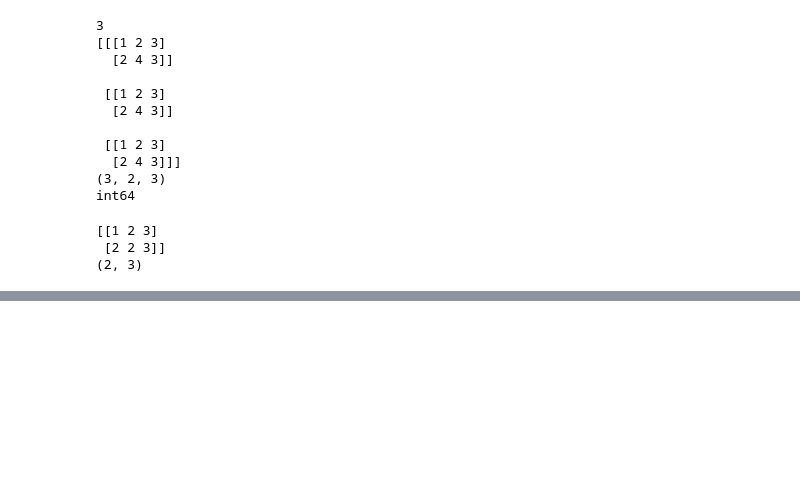
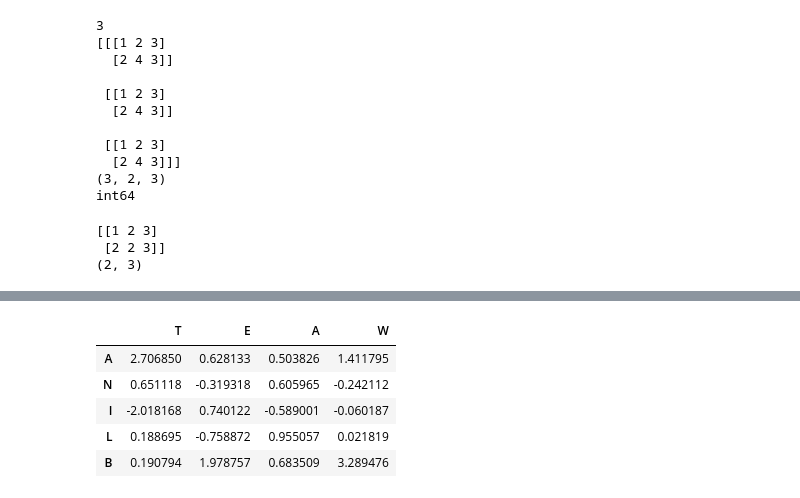
Before and after one commit to AnilBagaji/MachineLearning, a Jupyter notebook: Day5.ipynb, the cells around one changed output, grey strips where cells are left out. Cells and saved outputs as stored; diff of their text form; code cells hidden in the pictures; blank space fills up the shorter version.

```diff
--- a/Day5.ipynb
+++ b/Day5.ipynb
@@ -65,0 +136,9 @@ print(arr.shape)
+# %%
+df.drop('S',axis=1)
+# %% [output]
+|  | T | E | A | W |
+| A | 2.706850 | 0.628133 | 0.503826 | 1.411795 |
+| N | 0.651118 | -0.319318 | 0.605965 | -0.242112 |
+| I | -2.018168 | 0.740122 | -0.589001 | -0.060187 |
+| L | 0.188695 | -0.758872 | 0.955057 | 0.021819 |
+| B | 0.190794 | 1.978757 | 0.683509 | 3.289476 |
```
Also changed, not shown: parts of 23 cells of this notebook.
